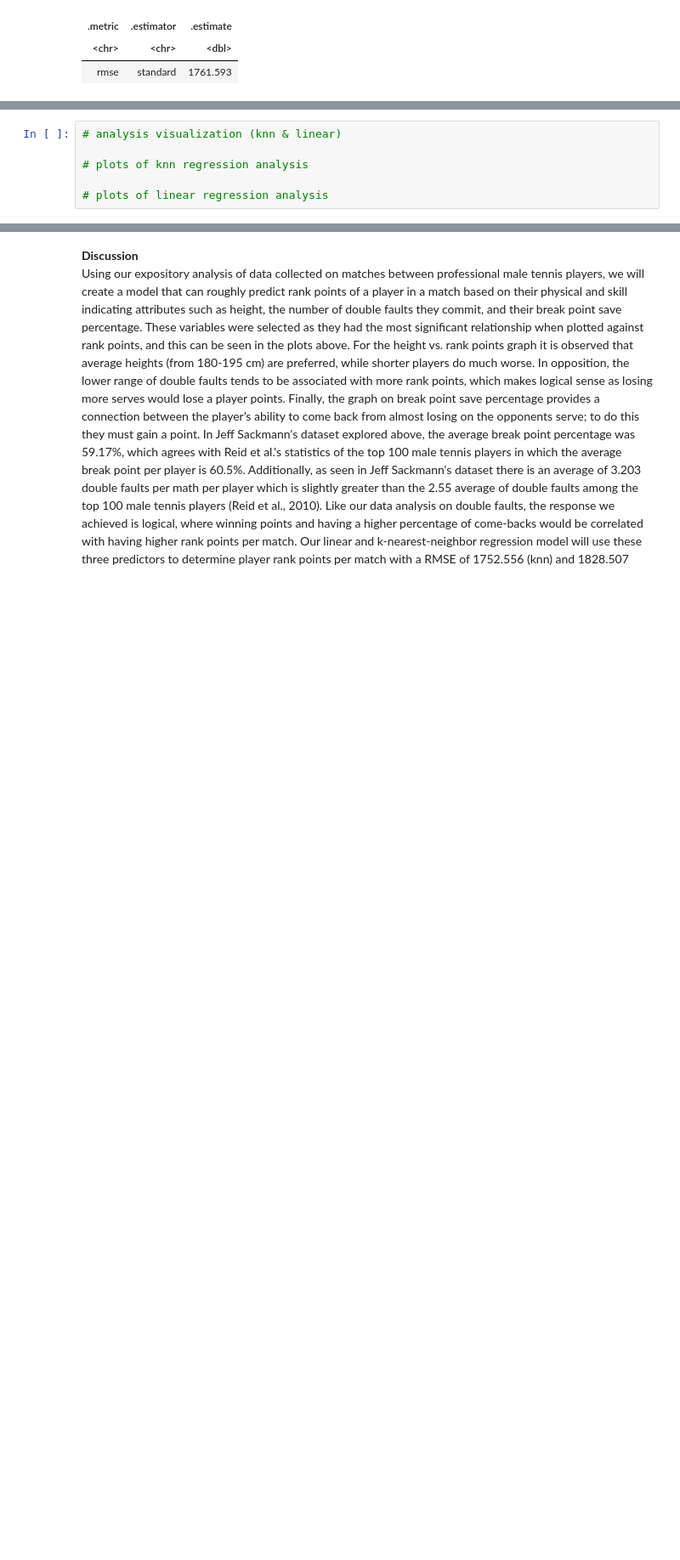
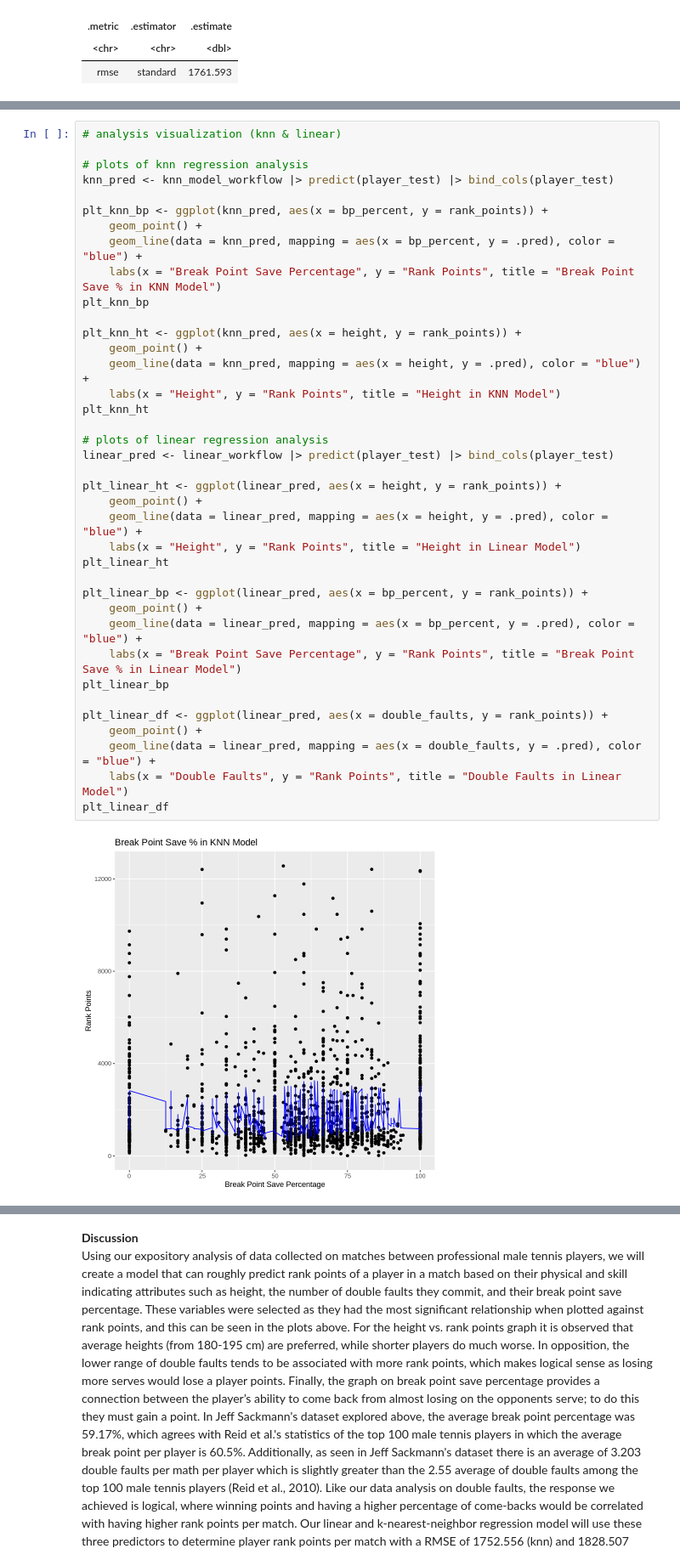
Before and after one commit to EliNAdr/DSCI-100_007-13, a Jupyter notebook: Project_report.ipynb, the cells around one changed output, grey strips where cells are left out. Shown at 85% size. Saved outputs shown, nothing was run; the diff lists cells and outputs as text; blank space fills up the shorter version.

Commit message:
Analysis visualizations

```diff
--- a/Project_report.ipynb
+++ b/Project_report.ipynb
@@ -322,6 +338,40 @@ Since the KNN model and linear models have too many dimensions (3 and 4 respecti
 # %%
 # analysis visualization (knn & linear)
 
 # plots of knn regression analysis
+knn_pred <- knn_model_workflow |> predict(player_test) |> bind_cols(player_test)
+
+plt_knn_bp <- ggplot(knn_pred, aes(x = bp_percent, y = rank_points)) +
+    geom_point() +
+    geom_line(data = knn_pred, mapping = aes(x = bp_percent, y = .pred), color = "blue") +
+    labs(x = "Break Point Save Percentage", y = "Rank Points", title = "Break Point Save % in KNN Model")
+plt_knn_bp
+
+plt_knn_ht <- ggplot(knn_pred, aes(x = height, y = rank_points)) +
+    geom_point() +
+    geom_line(data = knn_pred, mapping = aes(x = height, y = .pred), color = "blue") +
+    labs(x = "Height", y = "Rank Points", title = "Height in KNN Model")
+plt_knn_ht
 
 # plots of linear regression analysis
+linear_pred <- linear_workflow |> predict(player_test) |> bind_cols(player_test)
+
+plt_linear_ht <- ggplot(linear_pred, aes(x = height, y = rank_points)) +
+    geom_point() +
+    geom_line(data = linear_pred, mapping = aes(x = height, y = .pred), color = "blue") +
+    labs(x = "Height", y = "Rank Points", title = "Height in Linear Model")
+plt_linear_ht
+
+plt_linear_bp <- ggplot(linear_pred, aes(x = bp_percent, y = rank_points)) +
+    geom_point() +
+    geom_line(data = linear_pred, mapping = aes(x = bp_percent, y = .pred), color = "blue") +
+    labs(x = "Break Point Save Percentage", y = "Rank Points", title = "Break Point Save % in Linear Model")
+plt_linear_bp
+
+plt_linear_df <- ggplot(linear_pred, aes(x = double_faults, y = rank_points)) +
+    geom_point() +
+    geom_line(data = linear_pred, mapping = aes(x = double_faults, y = .pred), color = "blue") +
+    labs(x = "Double Faults", y = "Rank Points", title = "Double Faults in Linear Model")
+plt_linear_df
+# %% [output]
+[figure, added]
```
Also changed, not shown: parts of 7 cells of this notebook.
